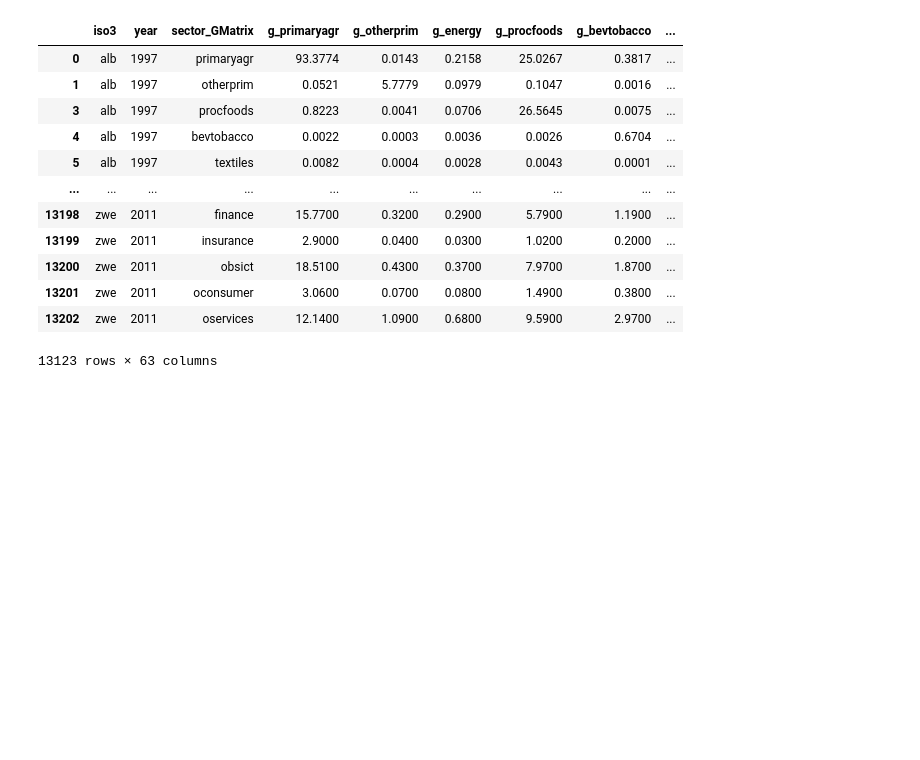
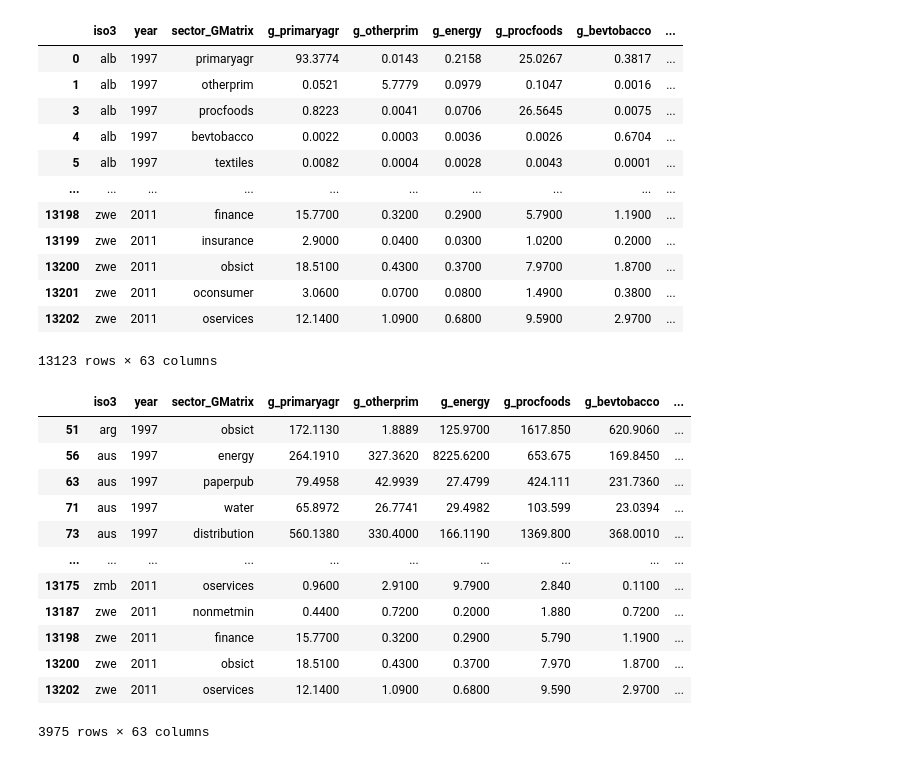
Before and after one commit to VictoriaTeCa/ActividadUNO, a Jupyter notebook: ActividadUNO.ipynb, the cells around one changed output. Saved outputs shown, nothing was run; the diff lists cells and outputs as text; code cells hidden in the pictures; blank space fills up the shorter version.

Commit message:
Filtro I(9)

```diff
--- a/ActividadUNO.ipynb
+++ b/ActividadUNO.ipynb
@@ -149,3 +149,21 @@ h1
 | 13201 | zwe | 2011 | oconsumer | 3.0600 | 0.0700 | 0.0800 | 1.4900 | 0.3800 | ... |
 | 13202 | zwe | 2011 | oservices | 12.1400 | 1.0900 | 0.6800 | 9.5900 | 2.9700 | ... |
 13123 rows × 63 columns
+# %%
+#Filtro i
+i1=df[(df["h_oconsumer"]==0.02) | (df["h_obsict"]>10)]
+i1
+# %% [output]
+|  | iso3 | year | sector_GMatrix | g_primaryagr | g_otherprim | g_energy | g_procfoods | g_bevtobacco | ... |
+| 51 | arg | 1997 | obsict | 172.1130 | 1.8889 | 125.9700 | 1617.850 | 620.9060 | ... |
+| 56 | aus | 1997 | energy | 264.1910 | 327.3620 | 8225.6200 | 653.675 | 169.8450 | ... |
+| 63 | aus | 1997 | paperpub | 79.4958 | 42.9939 | 27.4799 | 424.111 | 231.7360 | ... |
+| 71 | aus | 1997 | water | 65.8972 | 26.7741 | 29.4982 | 103.599 | 23.0394 | ... |
+| 73 | aus | 1997 | distribution | 560.1380 | 330.4000 | 166.1190 | 1369.800 | 368.0010 | ... |
+| ... | ... | ... | ... | ... | ... | ... | ... | ... | ... |
+| 13175 | zmb | 2011 | oservices | 0.9600 | 2.9100 | 9.7900 | 2.840 | 0.1100 | ... |
+| 13187 | zwe | 2011 | nonmetmin | 0.4400 | 0.7200 | 0.2000 | 1.880 | 0.7200 | ... |
+| 13198 | zwe | 2011 | finance | 15.7700 | 0.3200 | 0.2900 | 5.790 | 1.1900 | ... |
+| 13200 | zwe | 2011 | obsict | 18.5100 | 0.4300 | 0.3700 | 7.970 | 1.8700 | ... |
+| 13202 | zwe | 2011 | oservices | 12.1400 | 1.0900 | 0.6800 | 9.590 | 2.9700 | ... |
+3975 rows × 63 columns
```
